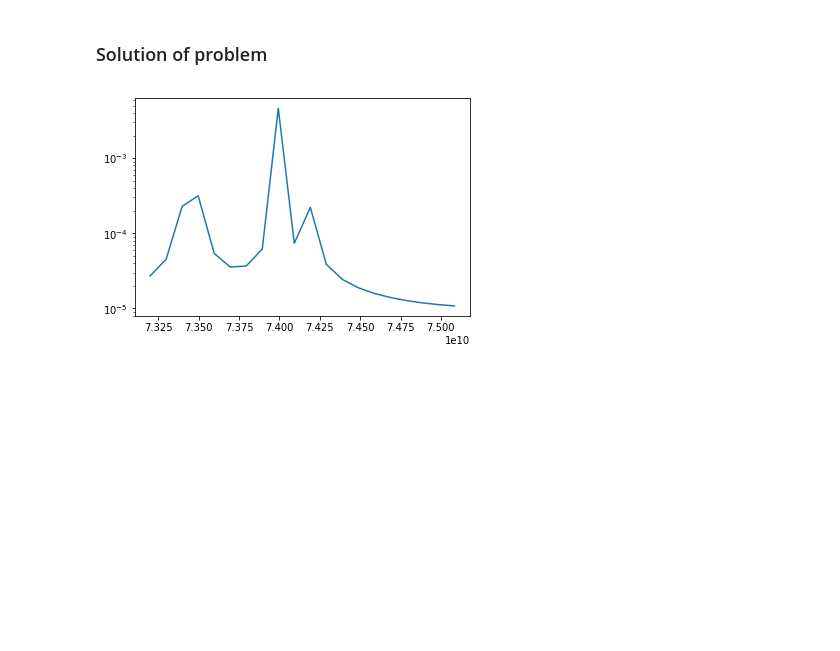
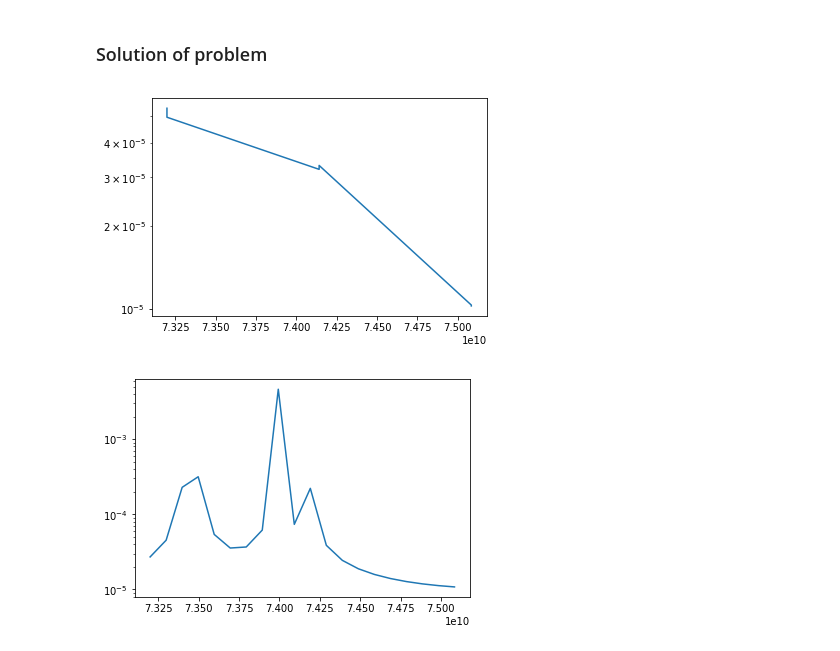
Before and after one commit to FMatti/Maxwell-MRI, a Jupyter notebook: examples/circular_waveguide_filter/circular_waveguide_filter.ipynb, the cells around one changed output. Saved outputs shown, nothing was run; the diff lists cells and outputs as text; code cells hidden in the pictures; blank space fills up the shorter version.

```diff
--- a/examples/circular_waveguide_filter/circular_waveguide_filter.ipynb
+++ b/examples/circular_waveguide_filter/circular_waveguide_filter.ipynb
@@ -53,7 +56,7 @@ class g_N_R(fen.UserExpression):
     def value_shape(self):
         return (3,)
 
-mesh = os.getcwd() + '/model/DMCWF.xml'
+mesh = os.getcwd() + '/model/DMCWF_coarse.xml'
 CWF = CircularWaveguideFilter(mesh, B_N, g_N=[g_N_L(), g_N_R()])
 VS = VectorSpaceL2(CWF)
 CWF.setup()
@@ -62,12 +65,14 @@ CWF.setup()
 # %%
 a = 2*np.pi*1.165e+10
 b = 2*np.pi*1.195e+10
 fig, ax = plt.subplots(figsize=(6, 4), sharex=True)
-omegas = np.linspace(a, b, 50)
-CWF.solve(omegas)
-CWF.save_solution('snapshots/linspace_1.165e+10_1.195e+10_50.obj')
+omegas = np.linspace(a, b, 3)
+CWF.solve(omegas, solver='fenics')
+#CWF.save_solution('snapshots/linspace_1.165e+10_1.195e+10_50.obj')
 #CWF.load_solution('snapshots/linspace_4e10_8e10_300.obj')
 helpers.plot_solution_norms(ax, CWF, VS)
+# %% [output]
+[figure, added]
 # %%
 a = 2*np.pi*1.165e+10
 b = 2*np.pi*1.195e+10
```
Also changed, not shown: parts of 3 cells of this notebook, 4 other files.
